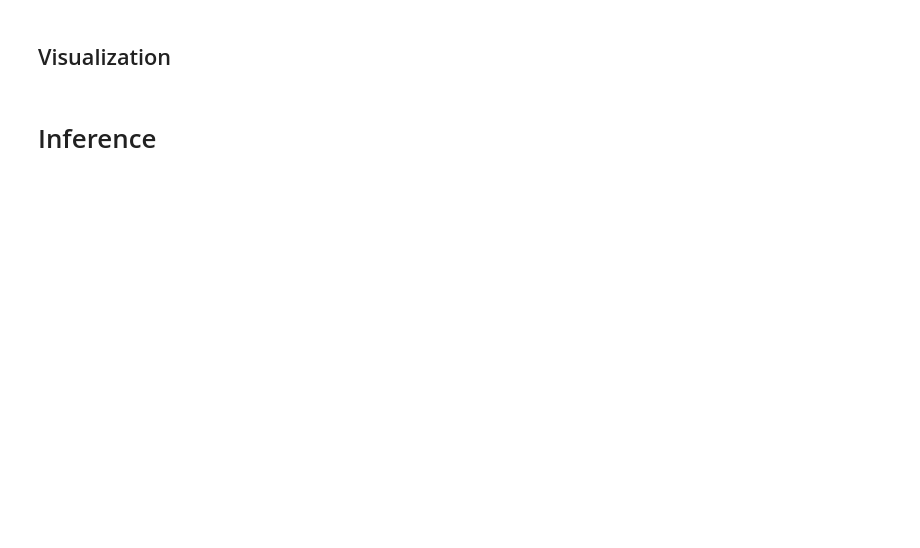
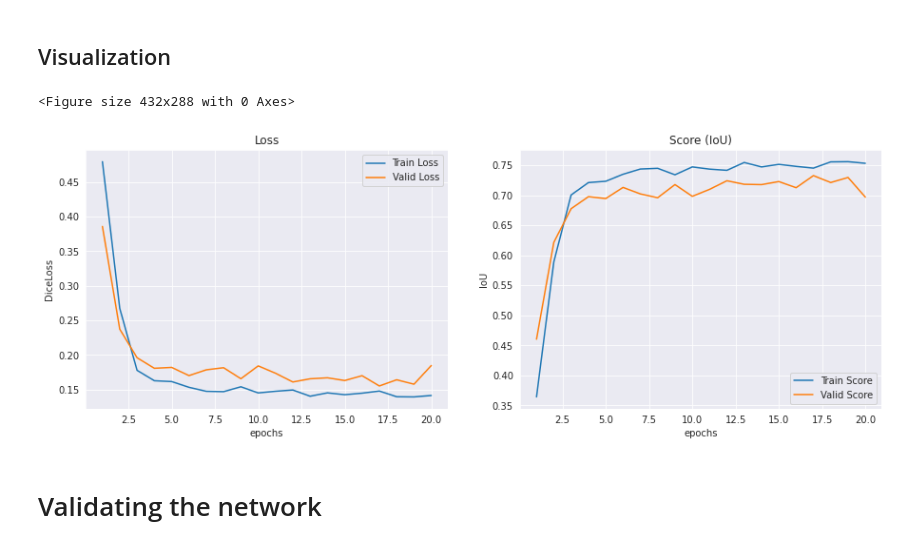
Before and after one commit to godeep48/Nuclie-Cell-Detection, a Jupyter notebook: Unet++_with_Resnet_encoders.ipynb, the cells around one changed output. Drawn from its saved outputs; the diff is of its cells as text; code cells hidden in the pictures; blank space fills up the shorter version.

```diff
--- a/Unet++_with_Resnet_encoders.ipynb
+++ b/Unet++_with_Resnet_encoders.ipynb
@@ -548,7 +548,7 @@ if not os.path.exists(weight_path):
 #from engine import evaluate
 criterion = DiceLoss()
 accuracy_metric = IoU()
-num_epochs=50
+num_epochs=20
 valid_loss_min = np.Inf
 
 checkpoint_path = 'model_weight/chkpoint_'
@@ -648,25 +662,28 @@ Validation loss decreased (0.170009 --> 0.163845).  Saving model ...
 # %%
 import seaborn as sns
 
 plt.figure(1)
 plt.figure(figsize=(15,5))
 sns.set_style(style="darkgrid")
 plt.subplot(1, 2, 1)
-sns.lineplot(x=range(1,51), y=total_train_loss, label="Train Loss")
-sns.lineplot(x=range(1,51), y=total_valid_loss, label="Valid Loss")
+sns.lineplot(x=range(1,21), y=total_train_loss, label="Train Loss")
+sns.lineplot(x=range(1,21), y=total_valid_loss, label="Valid Loss")
 plt.title("Loss")
 plt.xlabel("epochs")
 plt.ylabel("DiceLoss")
 
 plt.subplot(1, 2, 2)
-sns.lineplot(x=range(1,51), y=total_train_score, label="Train Score")
-sns.lineplot(x=range(1,51), y=total_valid_score, label="Valid Score")
+sns.lineplot(x=range(1,21), y=total_train_score, label="Train Score")
+sns.lineplot(x=range(1,21), y=total_valid_score, label="Valid Score")
 plt.title("Score (IoU)")
 plt.xlabel("epochs")
 plt.ylabel("IoU")
 plt.show()
+# %% [output]
+<Figure size 432x288 with 0 Axes>
+[figure, added]
-# %% [markdown]
-# Inference
+# %% [markdown]
+# Validating the network
 # %%
 #loading the saved model
 model, optimizer, start_epoch, valid_loss_min = load_ckp(checkpoint_path, model, optimizer)
```
Also changed, not shown: parts of 5 cells of this notebook.
